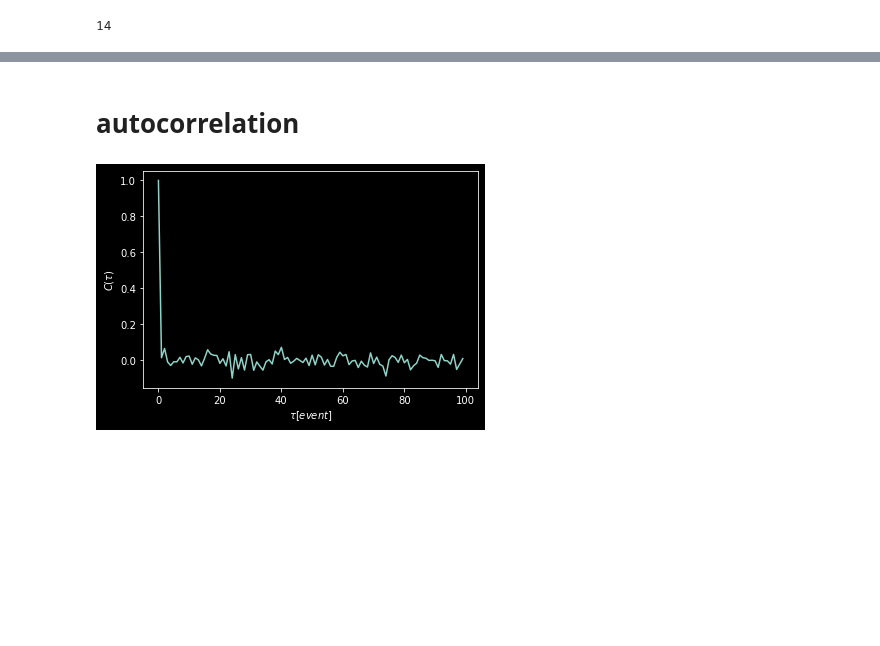
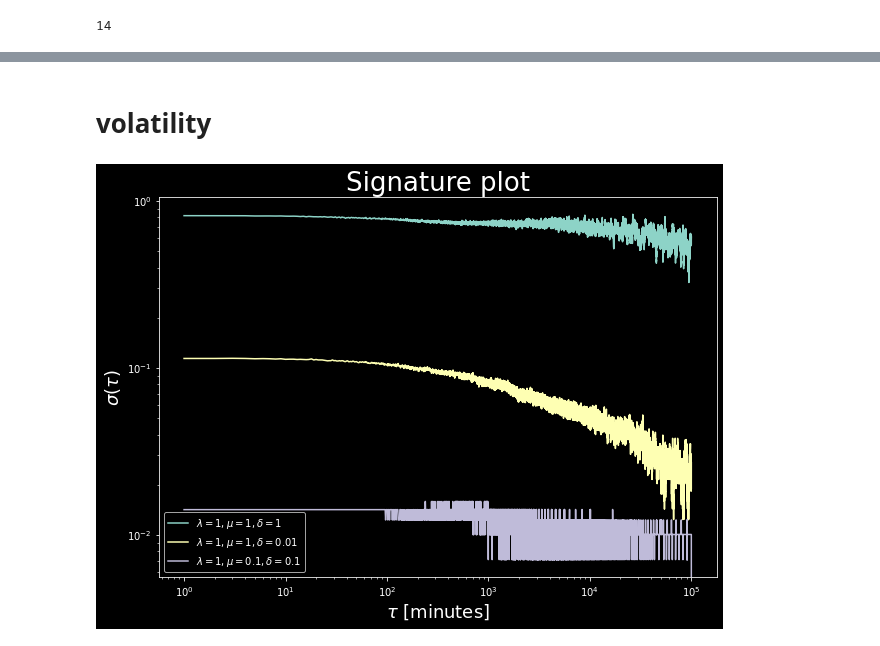
Before and after one commit to pspinaunipi/Zero-intelligence-simulations, a Jupyter notebook: notebooks/Properties santa fe.ipynb, the cells around one changed output, grey strips where cells are left out. Cells and saved outputs as stored; diff of their text form; code cells hidden in the pictures; blank space fills up the shorter version.

```diff
--- a/notebooks/Properties santa fe.ipynb
+++ b/notebooks/Properties santa fe.ipynb
@@ -1,4 +1,6 @@
 # %%
+import sys, os
+sys.path.append("../main")
 from santa_fe_2 import *
 import matplotlib.pyplot as plt
 from scipy.optimize import curve_fit
@@ -26,21 +28,14 @@ def compute_diffusion_rate(vol_size,array, min_val = 1):
     return variance
 
 @njit()
-def compute_volatility(vol_size,array):
+def compute_signature_plot(vol_size,array):
     sigma = np.zeros(vol_size)
     for i in range(1,vol_size+1):
-        #new_arr = ((array[i:]-array[:-i])**2).mean()
-        #sigma[i] = np.sqrt((new_arr/array.mean()**2))
-        sigma[i] = array[::i].std()
-    return sigma
+        new_arr = array[::i]
+        square_sum = (new_arr[1:] - new_arr[:-1])**2
+        sigma[i-1] = square_sum.sum()
 
-@njit()
-def compute_volatility_1(vol_size,array):
-    sigma = np.zeros(vol_size)
-    for i in range(1,vol_size+1):
-        new_arr = (array[i:]-array[:-i])**2
-        sigma[i] = new_arr.sum()/i
-    return sigma
+    return np.sqrt(sigma)
 
 def avg(lst):
     return np.array(lst).mean()
@@ -346,2 +244,0 @@ TypeError: list indices must be integers or slices, not tuple
-# %% [markdown]
-# autocorrelation
@@ -352,9 +245,2 @@ for i in range(100):
-# %%
-plt.plot(corr)
-
-plt.ylabel(r"$C(\tau)$")
-plt.xlabel(r"$\tau [event]$")
-
-plt.show()
-# %% [output]
-[figure, removed]
+# %% [markdown]
+# volatility
@@ -360,0 +276,20 @@ plt.show()
+# %%
+fig,ax = plt.subplots(1,1,figsize = (10,7))
+
+v1 = compute_signature_plot(100_000,m1)
+v2 = compute_signature_plot(100_000,m2)
+v3 = compute_signature_plot(100_000,m3)
+
+x = np.arange(1,100_001)
+plt.plot(x, v1, label=r"$\lambda = 1, \mu = 1, \delta = 1$")
+plt.plot(x, v2, label=r"$\lambda = 1, \mu = 1, \delta = 0.01$")
+plt.plot(x, v3, label=r"$\lambda = 1, \mu = 0.1, \delta = 0.1$")
+
+plt.loglog()
+plt.xlabel(r"$\tau$ [minutes]",fontsize=18)
+plt.ylabel(r"$\sigma(\tau)$",fontsize=18)
+plt.title("Signature plot",fontsize=26)
+plt.legend()
+plt.show()
+# %% [output]
+[figure, added]
```
Also changed, not shown: parts of 20 cells of this notebook, 49 other files.
